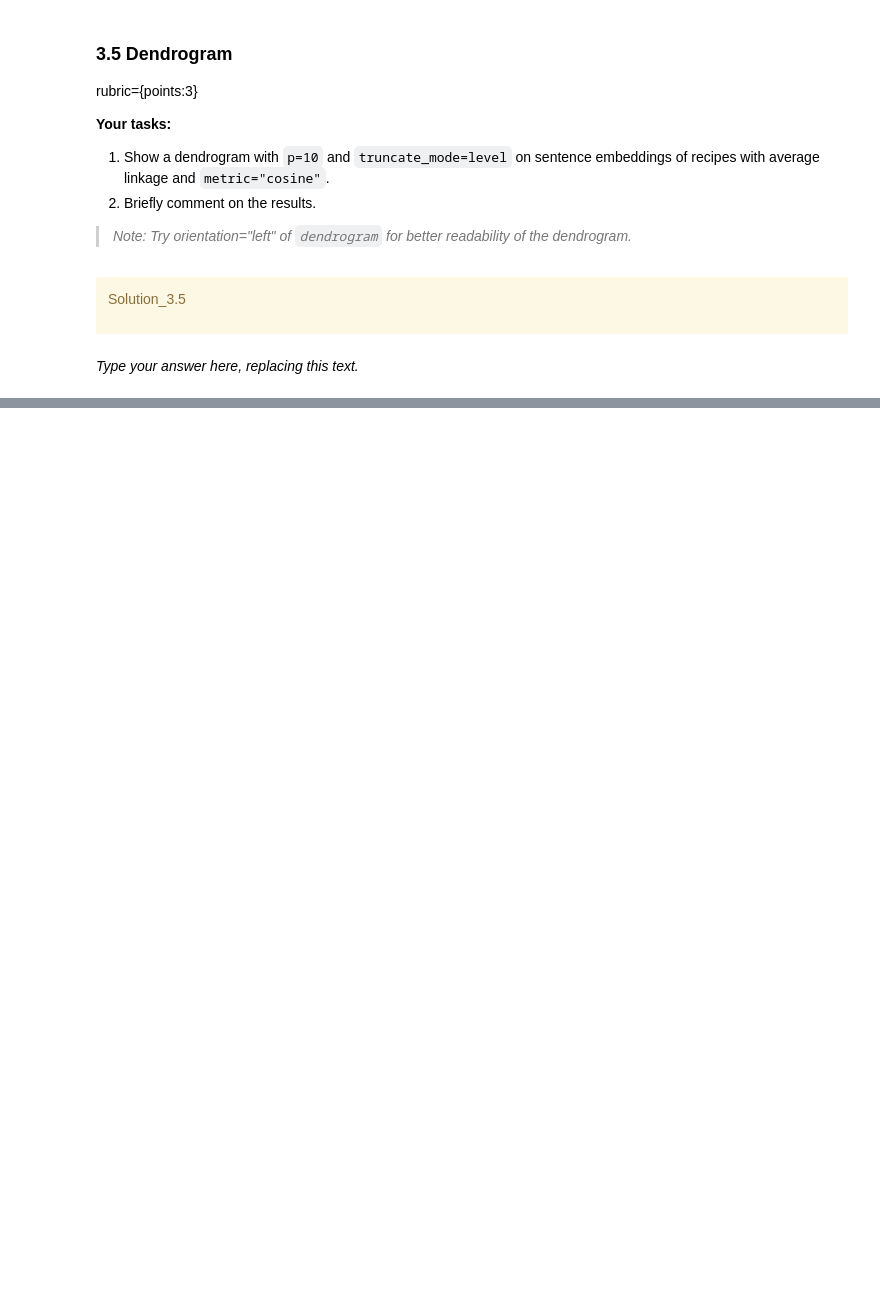
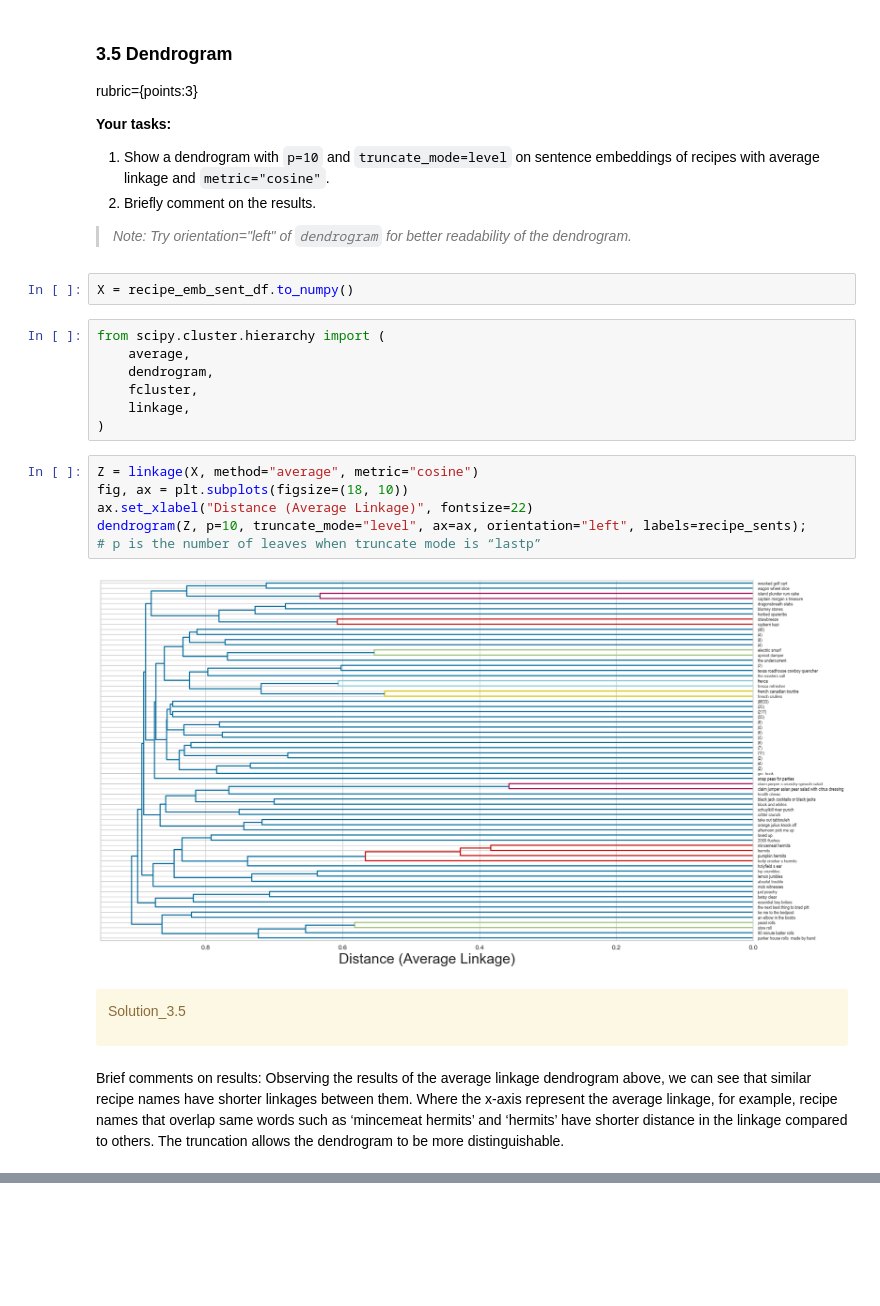
Before and after one commit to madihung/cpsc330, a Jupyter notebook: hw6/hw6.ipynb, the cells around one changed output, grey strips where cells are left out. Drawn from its saved outputs; the diff is of its cells as text; blank space fills up the shorter version.

Commit message:
3.5 dendrogram

```diff
--- a/hw6/hw6.ipynb
+++ b/hw6/hw6.ipynb
@@ -747,14 +747,31 @@ rubric={points:3}
 2. Briefly comment on the results.
 
 > *Note: Try orientation="left" of `dendrogram` for better readability of the dendrogram.*
+# %%
+X = recipe_emb_sent_df.to_numpy()
+# %%
+from scipy.cluster.hierarchy import (
+    average,
+    dendrogram,
+    fcluster,
+    linkage,
+)
+# %%
+Z = linkage(X, method="average", metric="cosine")
+fig, ax = plt.subplots(figsize=(18, 10))
+ax.set_xlabel("Distance (Average Linkage)", fontsize=22)
+dendrogram(Z, p=10, truncate_mode="level", ax=ax, orientation="left", labels=recipe_sents);
+# p is the number of leaves when truncate mode is “lastp”
+# %% [output]
+[figure, added]
 # %% [markdown]
 <div class="alert alert-warning">
 
 Solution_3.5
 
 </div>
-# %% [markdown]
-_Type your answer here, replacing this text._
+# %% [markdown]
+Brief comments on results: Observing the results of the average linkage dendrogram above, we can see that similar recipe names have shorter linkages between them. Where the x-axis represent the average linkage, for example, recipe names that overlap same words such as ‘mincemeat hermits’ and ‘hermits’ have shorter distance in the linkage compared to others. The truncation allows the dendrogram to be more distinguishable.
 # %%
 # throws error
 # Code from lecture 16
```
Also changed, not shown: parts of 10 cells of this notebook.
